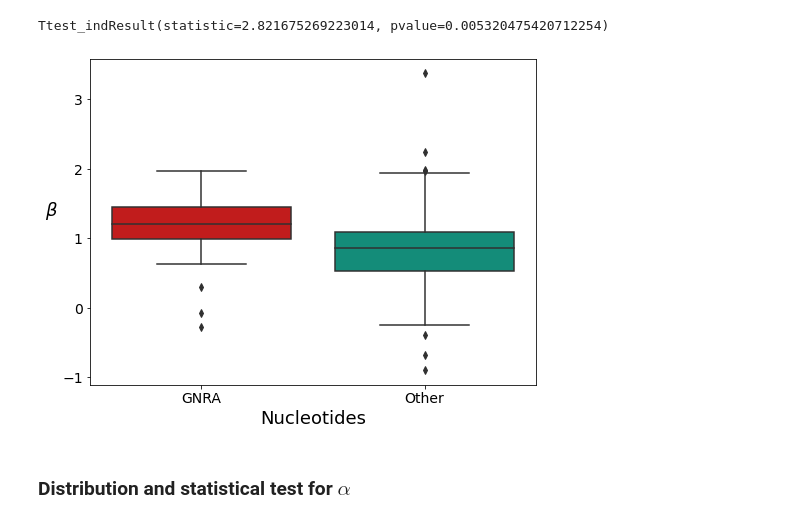
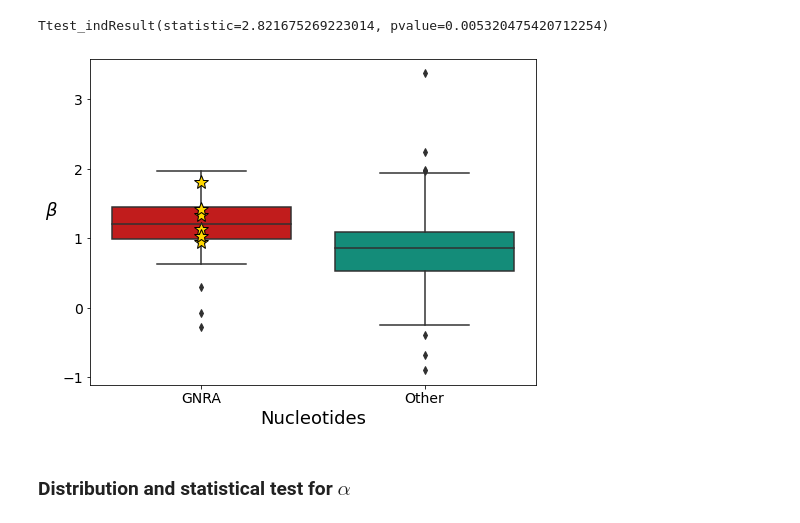
Before and after one commit to bussilab/shape-grandcanonical-md, a Jupyter notebook: notebooks/experiments.ipynb, the cells around one changed output. Cells and saved outputs as stored; diff of their text form; code cells hidden in the pictures.

Commit message:
experiments notebook corrected

```diff
--- a/notebooks/experiments.ipynb
+++ b/notebooks/experiments.ipynb
@@ -54,9 +54,13 @@ inter1_err = []
 
 all_loop = []
 all_stem = []
+
+slope_g1 = []
+inter_g1 = []
+
 for name in ['2N2O', '2GIS', '2L1V', '1SCL', '1KXK', '1CQ5', '2GV4']:
     ## Read data-sheet and build sequence
-    df = pd.read_excel('SHAPE_data_cooperativity_series-2.xlsx', sheet_name=name, engine='openpyxl', skiprows=1)
+    df = pd.read_excel('../experiments/SHAPE_data_cooperativity_series-2.xlsx', sheet_name=name, engine='openpyxl', skiprows=1)
     print(name)
     i0 = 0
     for s in df.seqRNA.values:
@@ -89,7 +93,7 @@ for name in ['2N2O', '2GIS', '2L1V', '1SCL', '1KXK', '1CQ5', '2GV4']:
     stru = stru_pdb[search[0][0]:search[0][1]]
 
     ## Find GNRA tetraloop locations
-    stru_loop = [m.start() for m in regex.finditer('\.\.\.\.', stru, overlapped=True)]
+    stru_loop = [m.start()+1 for m in regex.finditer('\(\.\.\.\.\)|\.\.\.\.\.\.', stru, overlapped=True)]
     seq_loop = [m.start() for m in regex.finditer('GAAA|GAGA|GUAA|GUGA|GCAA|GCGA|GGAA|GGGA', seq_exp, overlapped=True)]
     startloop = intersect(seq_loop,stru_loop)
     conc = [0.032,0.065,0.125]
@@ -121,6 +125,10 @@ for name in ['2N2O', '2GIS', '2L1V', '1SCL', '1KXK', '1CQ5', '2GV4']:
                         slope.append(popt[0])
                         inter.append(popt[1])
 
+                        if i == 0:
+                            slope_g1.append(popt[0])
+                            inter_g1.append(popt[1])
+
                         slope_err.append(np.sqrt(np.diag(pcov))[0])
                         inter_err.append(np.sqrt(np.diag(pcov))[1])
 
@@ -332,28 +344,32 @@ Ttest_indResult(statistic=2.821675269223014, pvalue=0.005320475420712254)
 # %%
 # Beta
 
 plot_gnra_beta = np.nan*np.ones(other_beta.shape)
 plot_gnra_beta[0:len(gnra_beta)] = gnra_beta
 
 df_beta = pd.DataFrame(data = {"GNRA" : plot_gnra_beta, "Other" : other_beta})
 
 pal = {"GNRA": "#DC0000FF", "Other" : '#00A087FF'}
 
 plt.figure(figsize = (8,6))
 
 ax = sns.boxplot(data = df_beta, palette = pal)
 
+x = np.repeat("GNRA", len(slope_g1))
+y = np.ones(len(slope_g1))+slope_g1
+plt.plot(x, y, "*", markersize = 14, color = "k",  markerfacecolor='gold')
 
 ax.set_ylabel(r"$\beta$", rotation=0, size = 18, ha = "right")
+
 
 plt.xlabel("Nucleotides", size = 18)
 plt.xticks(size = 14)
 plt.yticks(size = 14)
 plt.xlim(-0.5,1.5)
 
 plt.savefig("/Users/nicola.calonaci/Documents/GitHub/paper-shapemd/Figures/beta_exp_boxplot.png", dpi = 300)
 # %% [output]
-[figure, old version]
+[figure, new version]
 # %% [markdown]
 ### Distribution and statistical test for $\alpha$
 # %%
```
Also changed, not shown: parts of 4 cells of this notebook.
